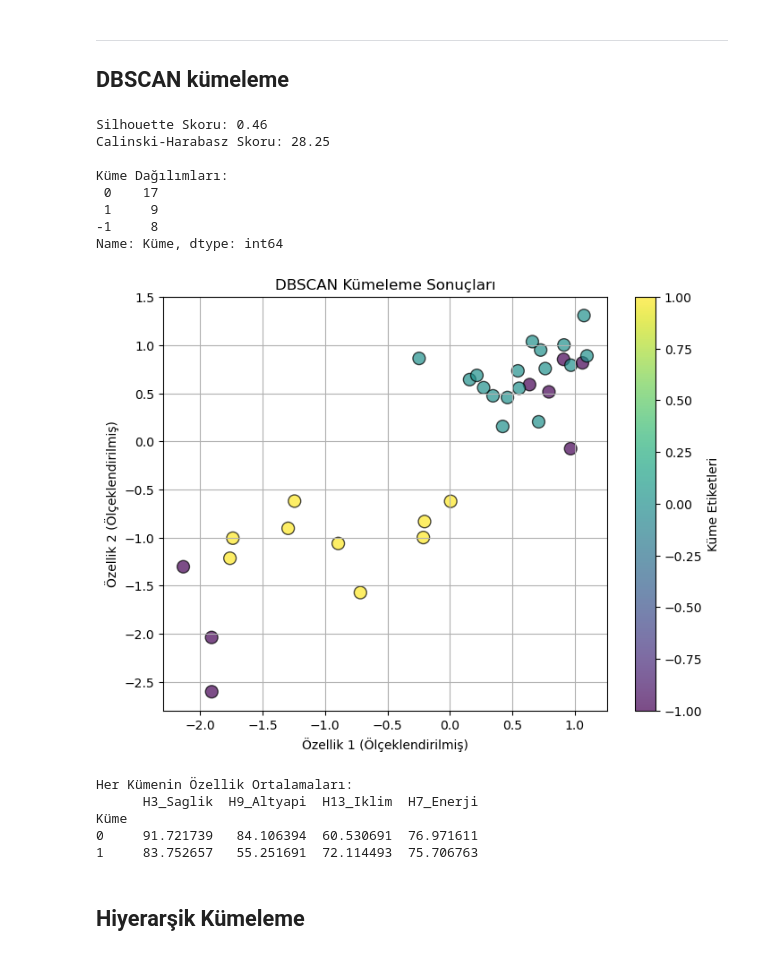
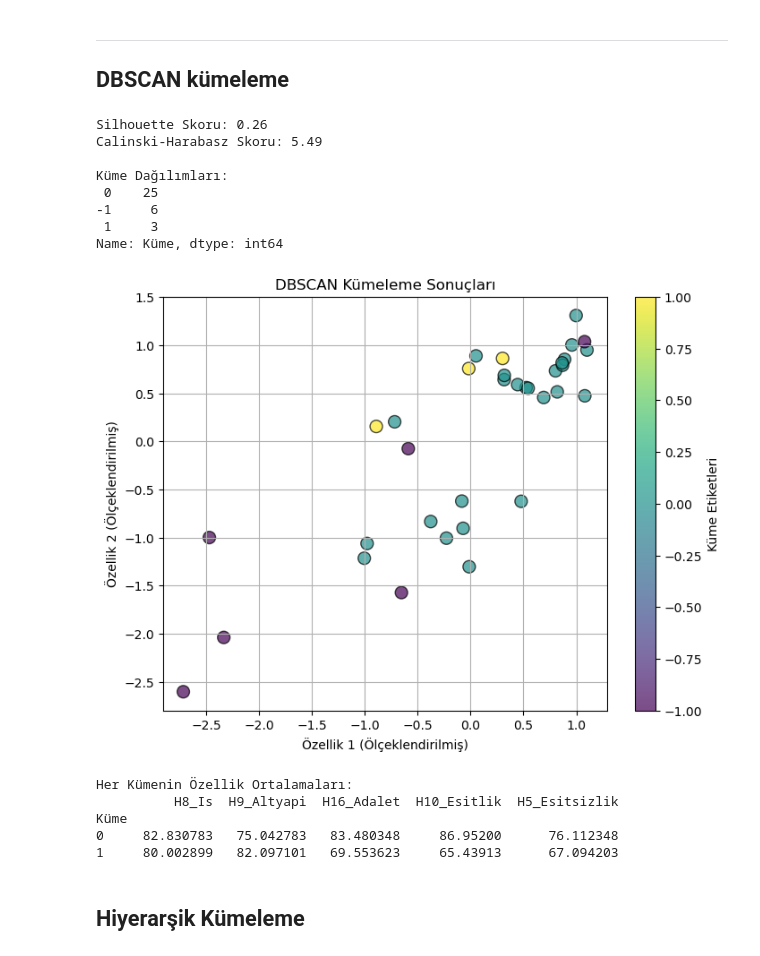
Before and after one commit to onuralcaa/Machine_Learning_Project_1, a Jupyter notebook: deneme/New_1.ipynb, the cells around one changed output. Saved outputs shown, nothing was run; the diff lists cells and outputs as text; code cells hidden in the pictures.

```diff
--- a/deneme/New_1.ipynb
+++ b/deneme/New_1.ipynb
@@ -473,6 +436,6 @@ plt.show()
 # %%
 # Kullanılacak sütunlar (önemli hedefler)
-selected_columns = ['H3_Saglik', 'H9_Altyapi', 'H13_Iklim', 'H7_Enerji']
+selected_columns = ['H8_Is', 'H9_Altyapi', 'H16_Adalet', 'H10_Esitlik', 'H5_Esitsizlik']
 
 # Her ülke için 2000-2022 ortalamalarını hesaplama
 df_country_avg = df_oecd.groupby('Ulke')[selected_columns].mean().reset_index()
@@ -586,0 +552,40 @@ Küme
+# %%
+import matplotlib.pyplot as plt
+from sklearn.cluster import KMeans
+import pandas as pd
+import numpy as np
+
+# K-Means kümeleme
+kmeans = KMeans(n_clusters=3, random_state=42)  # Küme sayısını uygun şekilde değiştirin
+clusters = kmeans.fit_predict(X_scaled)
+
+# Dendrogram gerekli olmadığından çıkarıldı
+# Küme dağılım grafiği (scatter plot)
+plt.figure(figsize=(8, 6))
+scatter = plt.scatter(
+    X_scaled[:, 0], X_scaled[:, 1],
+    c=clusters, cmap='viridis', s=100, alpha=0.7, edgecolor='k'
+)
+plt.title("K-Means Kümeleme Sonuçları")
+plt.xlabel("Özellik 1 (Ölçeklendirilmiş)")
+plt.ylabel("Özellik 2 (Ölçeklendirilmiş)")
+plt.colorbar(scatter, label="Küme Etiketleri")
+plt.grid(True)
+plt.show()
+
+# Küme etiketlerini veri setine ekleme
+df_country_avg['Küme'] = clusters
+
+# Her kümenin ortalama değerlerini çubuk grafikte gösterme
+cluster_means = df_country_avg.groupby('Küme')[selected_columns].mean()
+
+# Çubuk grafiği oluşturma
+cluster_means.plot(kind='bar', figsize=(12, 6), colormap='viridis', legend=True)
+plt.title("Her Kümenin Ortalama Değerleri (K-Means)")
+plt.xlabel("Küme Etiketi")
+plt.ylabel("Ortalama Değer")
+plt.grid(axis='y')
+plt.xticks(rotation=0)
+plt.legend(title="Özellikler", bbox_to_anchor=(1.05, 1), loc='upper left')
+plt.tight_layout()
+plt.show()
@@ -599,7 +675,7 @@ scaler = StandardScaler()
 X_scaled = scaler.fit_transform(df_country_avg[selected_columns])
 
 # DBSCAN modelini tanımlama
-dbscan = DBSCAN(eps=1, min_samples=3)  # eps ve min_samples parametrelerini burada belirleyin
+dbscan = DBSCAN(eps=1.4, min_samples=3)  # eps ve min_samples parametrelerini burada belirleyin
 clusters = dbscan.fit_predict(X_scaled)
 
 # Küme etiketlerini veri setine ekleme
@@ -615,44 +691,44 @@ if len(valid_clusters) > 0:  # Performans metrikleri için geçerli kümeler mev
 else:
     print("DBSCAN modeli sadece bir küme buldu veya tüm noktalar gürültü olarak işaretlendi.")
 
 # Küme dağılımlarını gösterme
 print("\nKüme Dağılımları:")
 print(df_country_avg['Küme'].value_counts())
 
 # Kümeleme sonuçları için görselleştirme
 plt.figure(figsize=(8, 6))
 scatter = plt.scatter(
     X_scaled[:, 0], X_scaled[:, 1],
     c=clusters, cmap='viridis', s=100, alpha=0.7, edgecolor='k'
 )
 plt.title("DBSCAN Kümeleme Sonuçları")
 plt.xlabel("Özellik 1 (Ölçeklendirilmiş)")
 plt.ylabel("Özellik 2 (Ölçeklendirilmiş)")
 plt.colorbar(scatter, label="Küme Etiketleri")
 plt.grid(True)
 plt.show()
 
 # Her kümenin ortalama değerlerini hesaplama
 if len(valid_clusters) > 0:  # Eğer geçerli kümeler varsa
     print("\nHer Kümenin Özellik Ortalamaları:")
     print(df_country_avg[df_country_avg['Küme'] != -1].groupby('Küme')[selected_columns].mean())
 else:
     print("\nDBSCAN modeli geçerli küme bulamadı.")
 # %% [output]
-Silhouette Skoru: 0.46
-Calinski-Harabasz Skoru: 28.25
+Silhouette Skoru: 0.26
+Calinski-Harabasz Skoru: 5.49
 
 Küme Dağılımları:
- 0    17
- 1     9
--1     8
+ 0    25
+-1     6
+ 1     3
 Name: Küme, dtype: int64
-[figure, old version]
+[figure, new version]
 Her Kümenin Özellik Ortalamaları:
-      H3_Saglik  H9_Altyapi  H13_Iklim  H7_Enerji
+          H8_Is  H9_Altyapi  H16_Adalet  H10_Esitlik  H5_Esitsizlik
 Küme
-0     91.721739   84.106394  60.530691  76.971611
-1     83.752657   55.251691  72.114493  75.706763
+0     82.830783   75.042783   83.480348     86.95200      76.112348
+1     80.002899   82.097101   69.553623     65.43913      67.094203
 # %% [markdown]
 ## Hiyerarşik Kümeleme
 # %%
```
Also changed, not shown: parts of 25 cells of this notebook.
